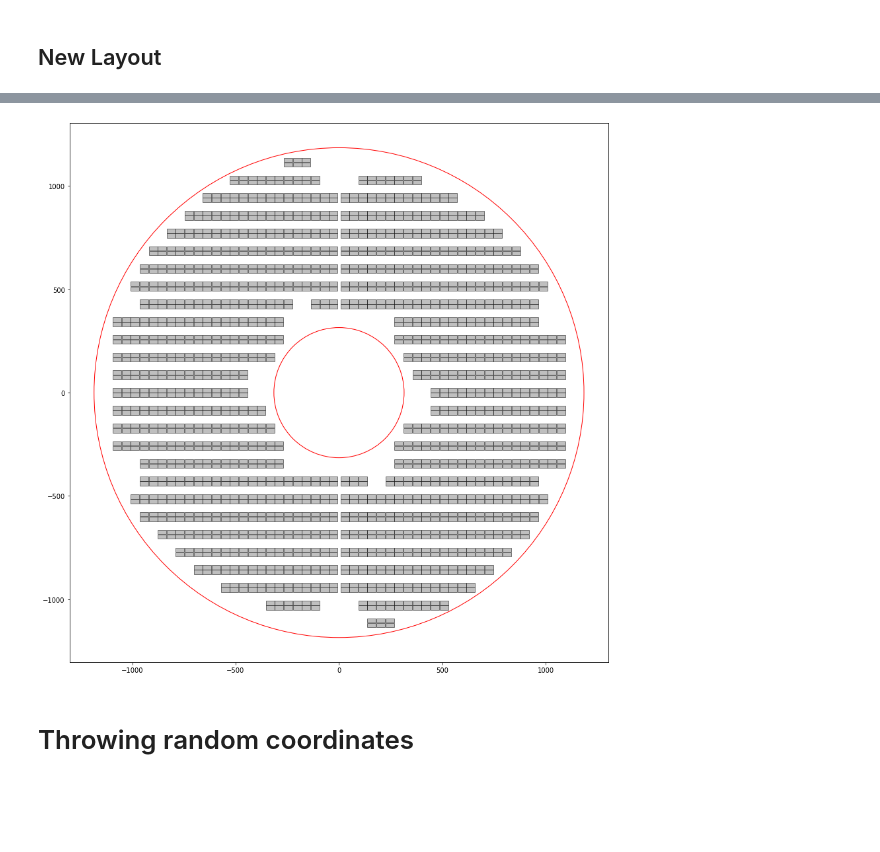
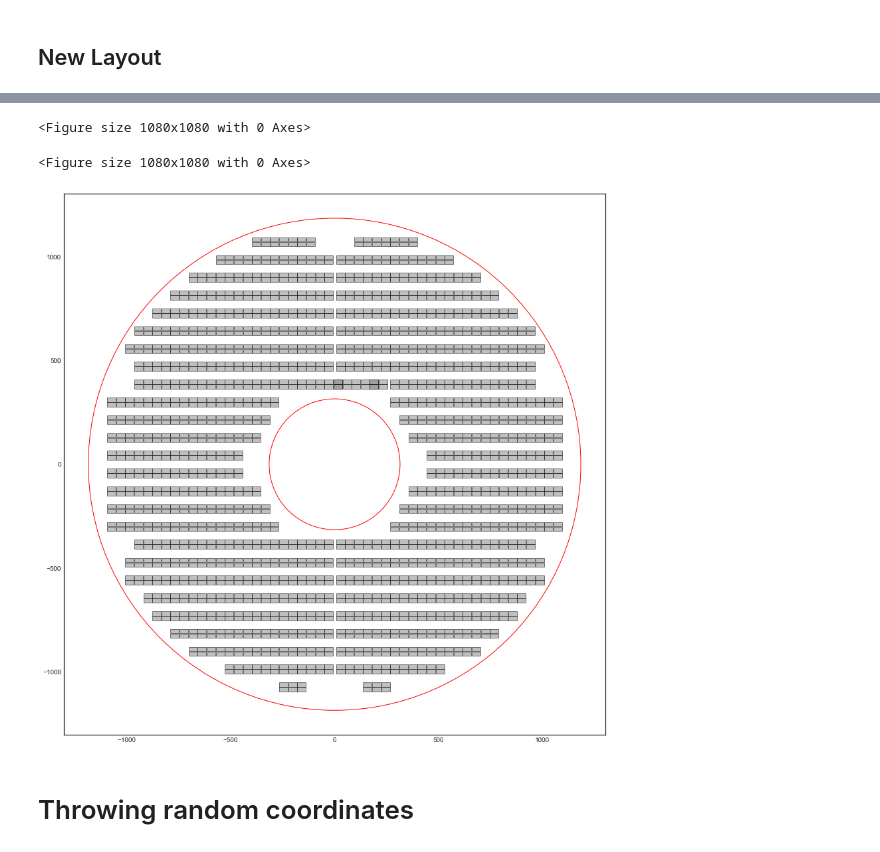
Before and after one commit to yashmehra028/ETL-Copy, a Jupyter notebook: geometric_acceptance.ipynb, the cells around one changed output, grey strips where cells are left out. Drawn from its saved outputs; the diff is of its cells as text; code cells hidden in the pictures; blank space fills up the shorter version.

```diff
--- a/geometric_acceptance.ipynb
+++ b/geometric_acceptance.ipynb
@@ -594,7 +607,7 @@ plt.rcParams['figure.figsize'] = [15, 15]
 plt.gca().add_patch(inner)
 plt.gca().add_patch(outer)
 
-for dee in TDR:
+for dee in ['D1']:
     for sen in TDR[dee].sensors:
         plt.gca().add_patch(sen.getPolygon(active=True))
 
@@ -616,7 +629,7 @@ True
 # %% [markdown]
 ## New Layout
 # %%
-with open('layouts/database_new.yaml') as f:
+with open('layouts/database_new_filled.yaml') as f:
     database_new = load(f, Loader=Loader)
 
 disk_new = database_new['new']
@@ -636,26 +845,66 @@ new_layout['D3'].fromCenters(disk_new['disk2']['front'], s)
 
 new_layout['D4'] = Dee(315, 1185)
 new_layout['D4'].fromCenters(disk_new['disk2']['back'], s)
+# %%
+for d in ['D1','D2','D3','D4']:
+    inner = plt.Circle((0, 0), 315,fill=None, edgecolor='r')
+    outer = plt.Circle((0, 0), 1185,fill=None, edgecolor='r')
+
+    plt.rcParams['figure.figsize'] = [15, 15]
+
+    plt.gca().add_patch(inner)
+    plt.gca().add_patch(outer)
+
+    # for dee in ['D1']:#new_layout:
+    for sen in new_layout[d].sensors:
+        plt.gca().add_patch(sen.getPolygon(active=True))
+
+    plt.axis('scaled')
+    plt.savefig(f'test_{d}.png')
+
+    plt.clf()
+# %% [output]
+<Figure size 1080x1080 with 0 Axes>
+# %%
+for d in ['D1','D2','D3','D4']:
+    inner = plt.Circle((0, 0), 315,fill=None, edgecolor='r')
+    outer = plt.Circle((0, 0), 1185,fill=None, edgecolor='r')
+
+    plt.rcParams['figure.figsize'] = [15, 15]
+
+    plt.gca().add_patch(inner)
+    plt.gca().add_patch(outer)
+
+    # for dee in ['D1']:#new_layout:
+    for sen in new_layout[d].sensors:
+        plt.gca().add_patch(sen.getPolygon(active=True))
+
+    plt.axis('scaled')
+    plt.savefig(f'test_filled_{d}.png')
+
+    plt.clf()
+# %% [output]
+<Figure size 1080x1080 with 0 Axes>
 # %%
 inner = plt.Circle((0, 0), 315,fill=None, edgecolor='r')
 outer = plt.Circle((0, 0), 1185,fill=None, edgecolor='r')
 
 plt.rcParams['figure.figsize'] = [15, 15]
 
 plt.gca().add_patch(inner)
 plt.gca().add_patch(outer)
 
-for dee in ['D2']:#new_layout:
+for dee in ['D1']:#new_layout:
     for sen in new_layout[dee].sensors:
         plt.gca().add_patch(sen.getPolygon(active=True))
 
-
+# ['D1','D2','D3','D4']
 #plt.savefig('test.pdf')
 
 plt.axis('scaled')
 plt.show()
 # %% [output]
-[figure, old version]
+[figure, new version]
 # %% [markdown]
 # Throwing random coordinates
 # %%
```
Also changed, not shown: parts of 21 cells of this notebook, 30 other files.
